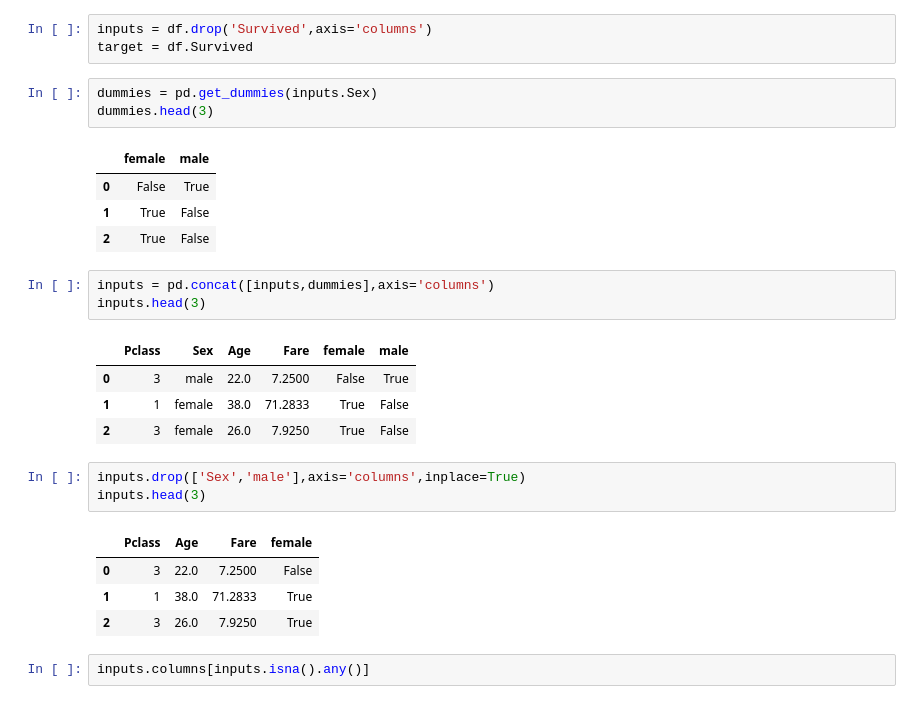
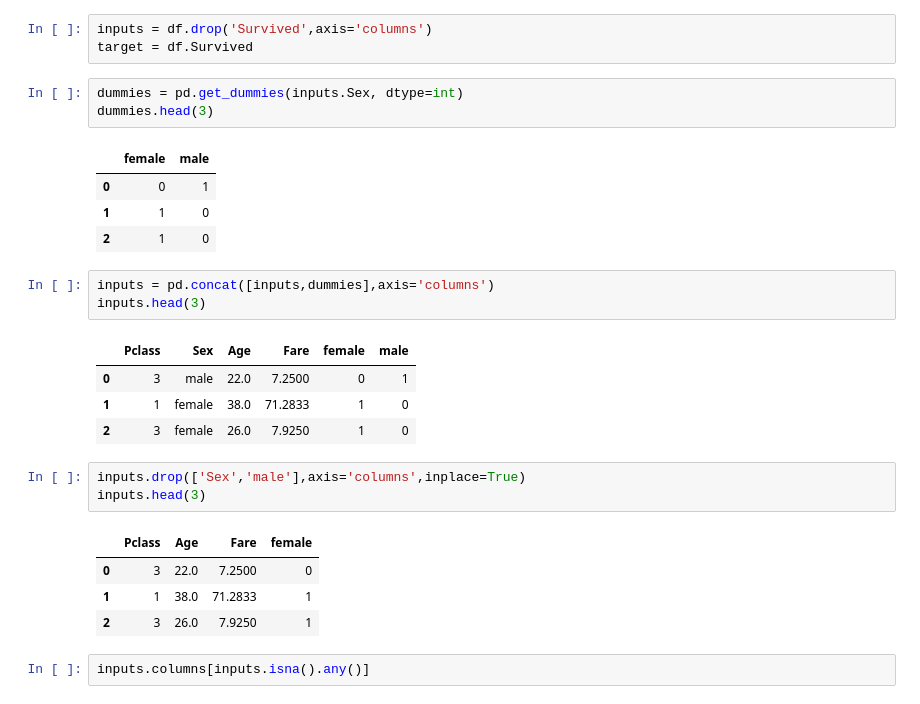
Before and after one commit to Anshu0707/ML-Basics, a Jupyter notebook: 14_naive_bayes/naive_bayes.ipynb, the cells around one changed output. Saved outputs shown, nothing was run; the diff lists cells and outputs as text.

```diff
--- a/14_naive_bayes/naive_bayes.ipynb
+++ b/14_naive_bayes/naive_bayes.ipynb
@@ -93,29 +93,29 @@ df.head()
 inputs = df.drop('Survived',axis='columns')
 target = df.Survived
 # %%
-dummies = pd.get_dummies(inputs.Sex)
+dummies = pd.get_dummies(inputs.Sex, dtype=int)
 dummies.head(3)
 # %% [output]
 |  | female | male |
-| 0 | False | True |
-| 1 | True | False |
-| 2 | True | False |
+| 0 | 0 | 1 |
+| 1 | 1 | 0 |
+| 2 | 1 | 0 |
 # %%
 inputs = pd.concat([inputs,dummies],axis='columns')
 inputs.head(3)
 # %% [output]
 |  | Pclass | Sex | Age | Fare | female | male |
-| 0 | 3 | male | 22.0 | 7.2500 | False | True |
-| 1 | 1 | female | 38.0 | 71.2833 | True | False |
-| 2 | 3 | female | 26.0 | 7.9250 | True | False |
+| 0 | 3 | male | 22.0 | 7.2500 | 0 | 1 |
+| 1 | 1 | female | 38.0 | 71.2833 | 1 | 0 |
+| 2 | 3 | female | 26.0 | 7.9250 | 1 | 0 |
 # %%
 inputs.drop(['Sex','male'],axis='columns',inplace=True)
 inputs.head(3)
 # %% [output]
 |  | Pclass | Age | Fare | female |
-| 0 | 3 | 22.0 | 7.2500 | False |
-| 1 | 1 | 38.0 | 71.2833 | True |
-| 2 | 3 | 26.0 | 7.9250 | True |
+| 0 | 3 | 22.0 | 7.2500 | 0 |
+| 1 | 1 | 38.0 | 71.2833 | 1 |
+| 2 | 3 | 26.0 | 7.9250 | 1 |
 # %%
 inputs.columns[inputs.isna().any()]
 # %% [output]
```
Also changed, not shown: parts of 10 cells of this notebook, 8 other files.
